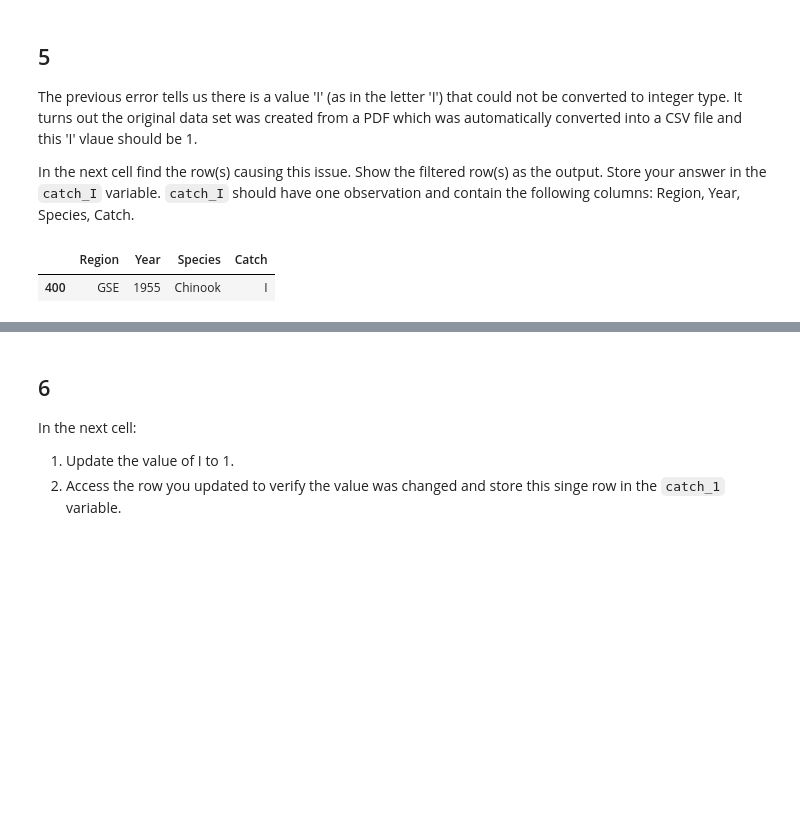
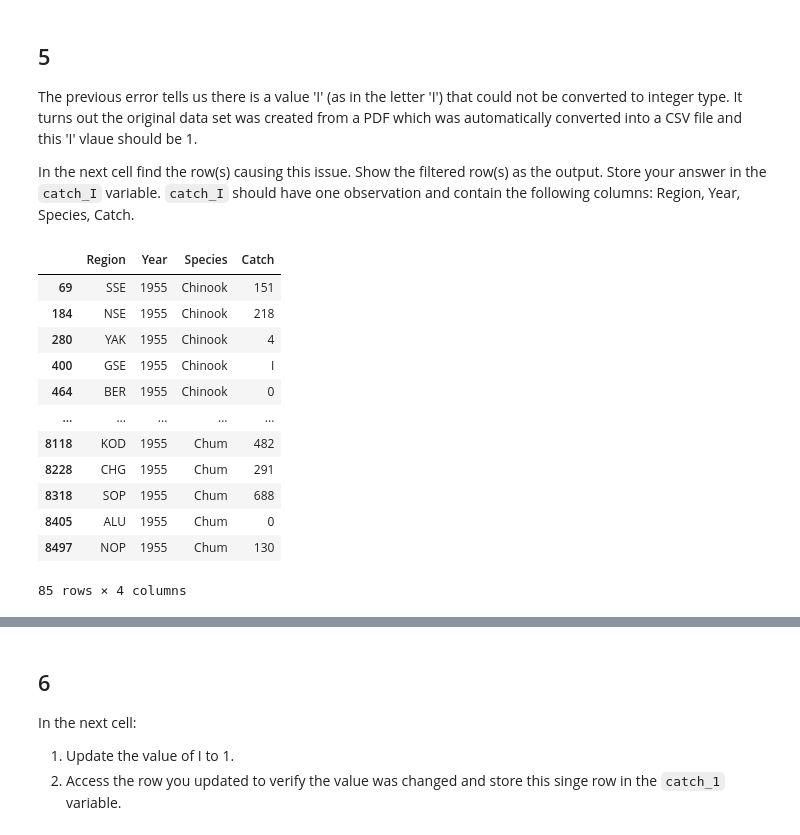
Before and after one commit to MEDS-eds-220/eds220-hw2-OTTER, a Jupyter notebook: dist-task2/autograder/hwk2-task2-salmon.ipynb, the cells around one changed output, grey strips where cells are left out. Drawn from its saved outputs; the diff is of its cells as text; code cells hidden in the pictures; blank space fills up the shorter version.

```diff
--- a/dist-task2/autograder/hwk2-task2-salmon.ipynb
+++ b/dist-task2/autograder/hwk2-task2-salmon.ipynb
@@ -179,10 +185,21 @@ The previous error tells us there is a value 'I' (as in the letter 'I') that cou
 
 In the next cell find the row(s) causing this issue. Show the filtered row(s) as the output. Store your answer in the `catch_I` variable. `catch_I` should have one observation and contain the following columns: Region, Year, Species, Catch.
 # %%
-catch_I = catch_data[catch_data.Catch == 'I'] # SOLUTION
+catch_I = catch_data[catch_data.Year == 1955] # SOLUTION
 catch_I
 # %% [output]
 |  | Region | Year | Species | Catch |
+| 69 | SSE | 1955 | Chinook | 151 |
+| 184 | NSE | 1955 | Chinook | 218 |
+| 280 | YAK | 1955 | Chinook | 4 |
 | 400 | GSE | 1955 | Chinook | I |
+| 464 | BER | 1955 | Chinook | 0 |
+| ... | ... | ... | ... | ... |
+| 8118 | KOD | 1955 | Chum | 482 |
+| 8228 | CHG | 1955 | Chum | 291 |
+| 8318 | SOP | 1955 | Chum | 688 |
+| 8405 | ALU | 1955 | Chum | 0 |
+| 8497 | NOP | 1955 | Chum | 130 |
+85 rows × 4 columns
 # %%
 grader.check("q5")
```
Also changed, not shown: parts of 6 cells of this notebook, 5 other files.
